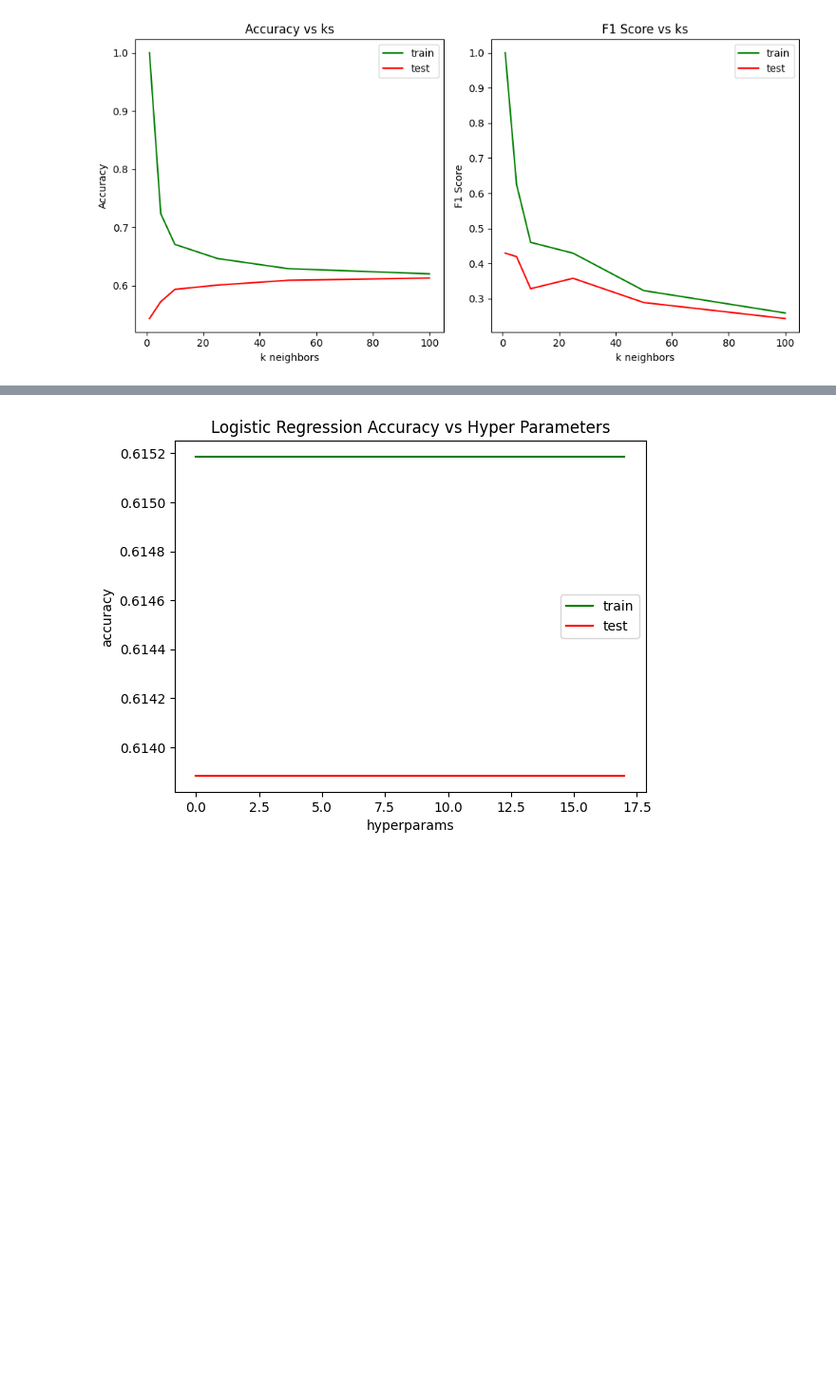
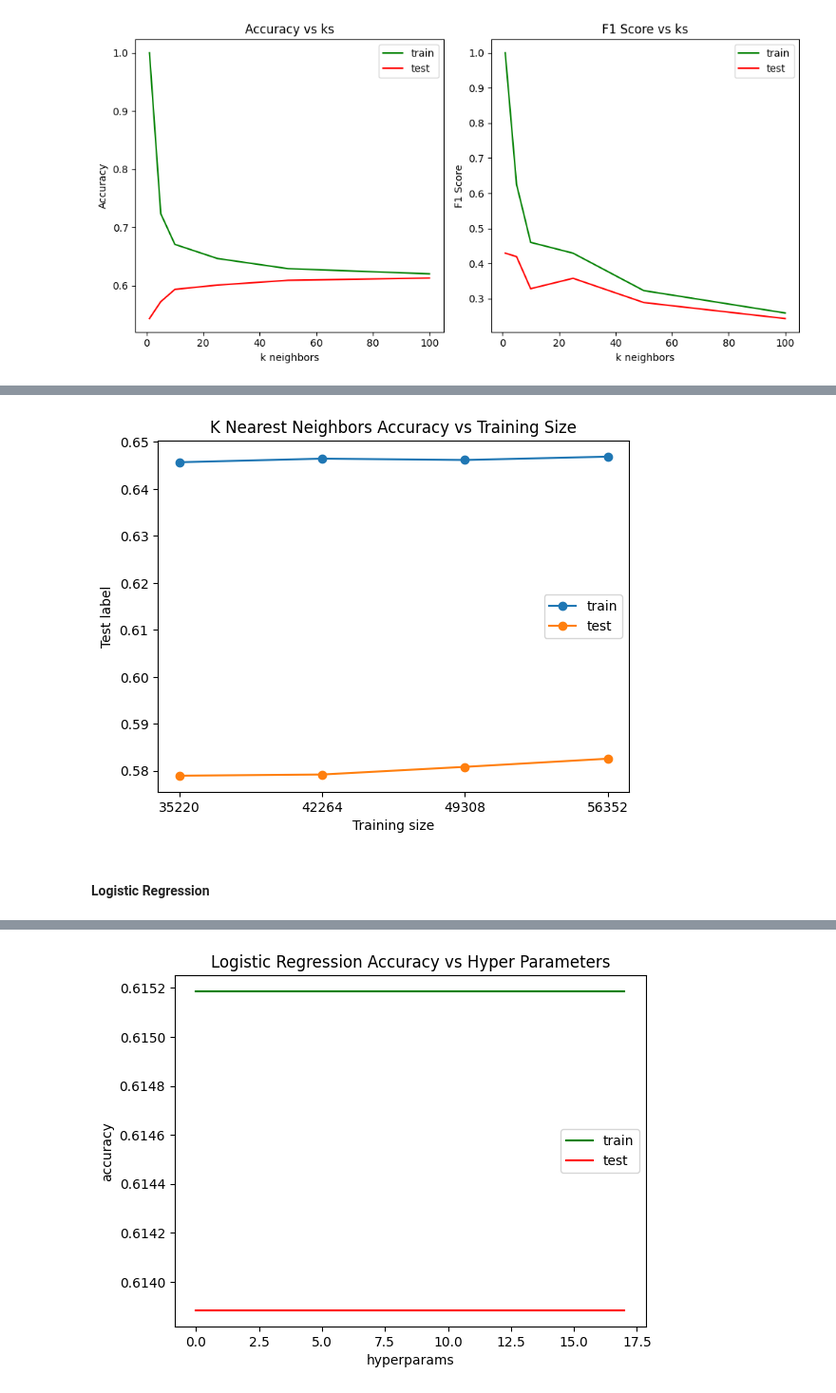
Before and after one commit to minhngo3818/cs178-diabetes-project, a Jupyter notebook: main.ipynb, the cells around one changed output, grey strips where cells are left out. Shown at 95% size. Drawn from its saved outputs; the diff is of its cells as text; code cells hidden in the pictures; blank space fills up the shorter version.

```diff
--- a/main.ipynb
+++ b/main.ipynb
@@ -234,3 +241,18 @@ Classification Report:
     accuracy                           0.60     14089
    macro avg       0.55      0.57      0.53     14089
 weighted avg       0.70      0.60      0.63     14089
+# %%
+# Learning curve of kNN Stats
+train_sizes = [int(0.5 * X.shape[0]), int(0.6 * X.shape[0]), int(0.7 * X.shape[0]), int(0.8 * X.shape[0])]
+kNN_train_sizes, kNN_train_scores, kNN_test_scores = learning_curve(kNN, X, y, random_state=seed, shuffle=True, train_sizes=train_sizes)
+kNN_avg_train_scores = []
+kNN_avg_test_scores = []
+
+for train_size, train_score, test_score in zip(
+  kNN_train_sizes, kNN_train_scores, kNN_test_scores
+):
+  print(f"Train size: {train_size}")
+  print(f"Average training accuracy: {train_score.mean():.2f}")
+  print(f"Average test accuracy: {test_score.mean():.2f}")
+  kNN_avg_train_scores.append(train_score.mean())
+  kNN_avg_test_scores.append(test_score.mean())
@@ -237,3 +272,15 @@ weighted avg       0.70      0.60      0.63     14089
+# %%
+# Learning curve of kNN plot
+plt.plot(kNN_train_sizes, kNN_avg_train_scores, label="train", marker="o")
+plt.plot(kNN_train_sizes, kNN_avg_test_scores,  label="test", marker="o")
+plt.xticks(kNN_train_sizes)
+plt.xlabel("Training size")
+plt.ylabel("Test label")
+plt.title("K Nearest Neighbors Accuracy vs Training Size")
+plt.legend()
+plt.show()
+# %% [output]
+[figure, added]
 # %%
 ## KNeighborsClassifier
 
@@ -301 +313,3 @@ weighted avg       0.70      0.60      0.63     14089
+# %% [markdown]
+#### Logistic Regression
 # %%
```
Also changed, not shown: parts of 9 cells of this notebook.
